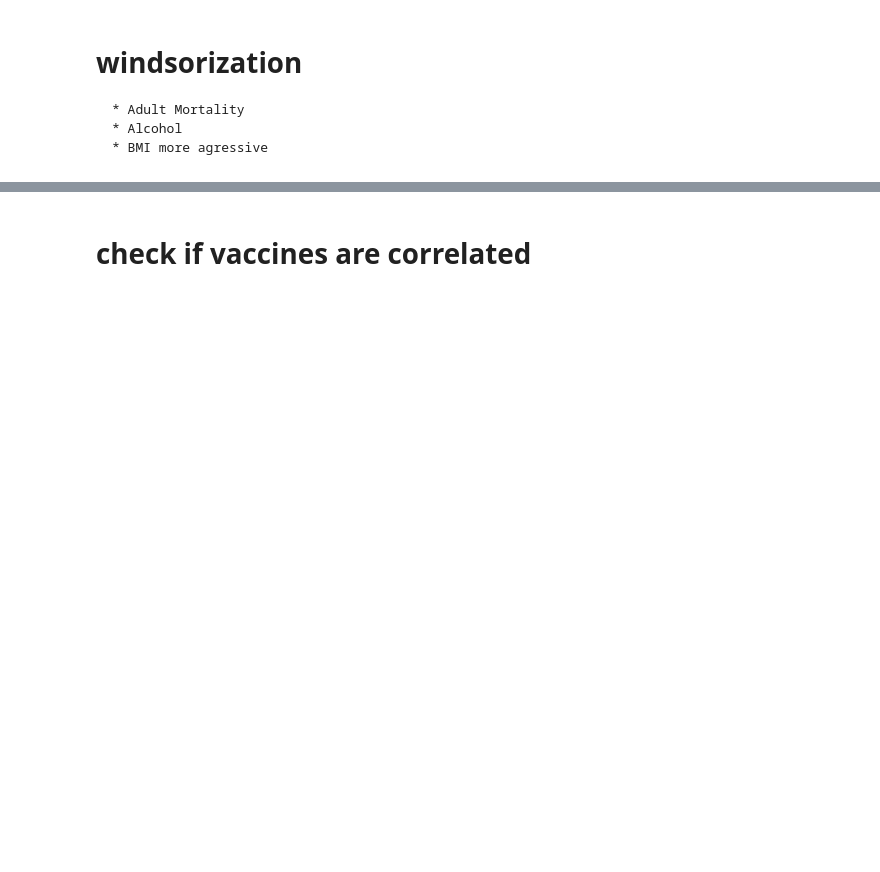
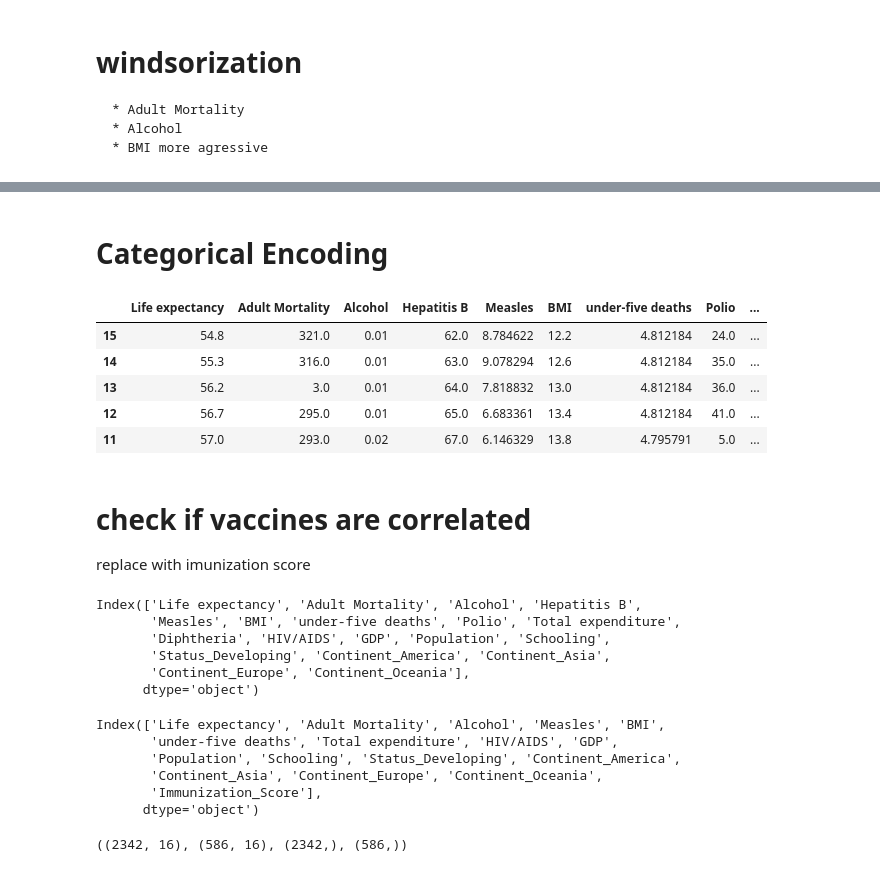
Before and after one commit to whosedreamisthis/life-expectancy, a Jupyter notebook: research/feature-engineering.ipynb, the cells around one changed output, grey strips where cells are left out. Cells and saved outputs as stored; diff of their text form; code cells hidden in the pictures; blank space fills up the shorter version.

```diff
--- a/research/feature-engineering.ipynb
+++ b/research/feature-engineering.ipynb
@@ -53,14 +121,15 @@ data[num_cols] = data.groupby('Country')[num_cols].transform(lambda x: x.interpo
     * Adult Mortality
     * Alcohol
     * BMI more agressive
+# %%
+vars_to_clip = ['Adult Mortality', 'Alcohol']
 # %%
-q_limit = data['Adult Mortality'].quantile(0.95)
-data['Adult Mortality'] = data['Adult Mortality'].clip(upper=q_limit)
+for var in vars_to_clip:
+    q_limit = df[var].quantile(0.95)
+    df[var] = df[var].clip(upper=q_limit)
 # %%
-data[' BMI '] = data[' BMI '].clip(lower=15, upper=65)
-
-# or do nan + interploation as its garbage data
-data.loc[(data['BMI'] < 10) | (data['BMI'] > 65)  , 'BMI'] = np.nan
+df.loc[(df['BMI'] < 10) | (df['BMI'] > 65)  , 'BMI'] = np.nan
 
 # 2. Use the "Connect the Dots" interpolation by country
-data['BMI'] = data.groupby('Country')['BMI'].transform(lambda x: x.interpolate(limit_direction='both'))
+df['BMI'] = df.groupby('Country')['BMI'].transform(lambda x: x.interpolate(limit_direction='both'))
+df['BMI'] = df['BMI'].fillna(df.groupby('Status')['BMI'].transform('median'))
@@ -73,2 +162,39 @@ SyntaxError: invalid syntax (3830962264.py, line 3)
+# %%
+df = df.drop(["Year","Country"],axis=1)
+# %% [markdown]
+# Categorical Encoding
+# %%
+# Create dummies as integers from the start
+df = pd.get_dummies(df, columns=['Status', 'Continent'], drop_first=True, dtype=int)
+df.head()
+# %% [output]
+|  | Life expectancy | Adult Mortality | Alcohol | Hepatitis B | Measles | BMI | under-five deaths | Polio | ... |
+| 15 | 54.8 | 321.0 | 0.01 | 62.0 | 8.784622 | 12.2 | 4.812184 | 24.0 | ... |
+| 14 | 55.3 | 316.0 | 0.01 | 63.0 | 9.078294 | 12.6 | 4.812184 | 35.0 | ... |
+| 13 | 56.2 | 3.0 | 0.01 | 64.0 | 7.818832 | 13.0 | 4.812184 | 36.0 | ... |
+| 12 | 56.7 | 295.0 | 0.01 | 65.0 | 6.683361 | 13.4 | 4.812184 | 41.0 | ... |
+| 11 | 57.0 | 293.0 | 0.02 | 67.0 | 6.146329 | 13.8 | 4.795791 | 5.0 | ... |
 # %% [markdown]
 # check if vaccines are correlated
+replace with imunization score
+# %%
+df.columns
+# %% [output]
+Index(['Life expectancy', 'Adult Mortality', 'Alcohol', 'Hepatitis B',
+       'Measles', 'BMI', 'under-five deaths', 'Polio', 'Total expenditure',
+       'Diphtheria', 'HIV/AIDS', 'GDP', 'Population', 'Schooling',
+       'Status_Developing', 'Continent_America', 'Continent_Asia',
+       'Continent_Europe', 'Continent_Oceania'],
+      dtype='object')
+# %%
+imm_vars = ['Hepatitis B', 'Polio', 'Diphtheria']
+df['Immunization_Score'] = df[imm_vars].mean(axis=1)
+df.drop(imm_vars,axis=1, inplace=True)
+df.columns
+# %% [output]
+Index(['Life expectancy', 'Adult Mortality', 'Alcohol', 'Measles', 'BMI',
+       'under-five deaths', 'Total expenditure', 'HIV/AIDS', 'GDP',
+       'Population', 'Schooling', 'Status_Developing', 'Continent_America',
+       'Continent_Asia', 'Continent_Europe', 'Continent_Oceania',
+       'Immunization_Score'],
+      dtype='object')
@@ -74,0 +204,5 @@ SyntaxError: invalid syntax (3830962264.py, line 3)
+# %%
+X_train,X_test,y_train,y_test = train_test_split(X,y,test_size=0.2,random_state=0)
+X_train.shape,X_test.shape,y_train.shape,y_test.shape
+# %% [output]
+((2342, 16), (586, 16), (2342,), (586,))
```
Also changed, not shown: parts of 32 cells of this notebook, 1 other file.
